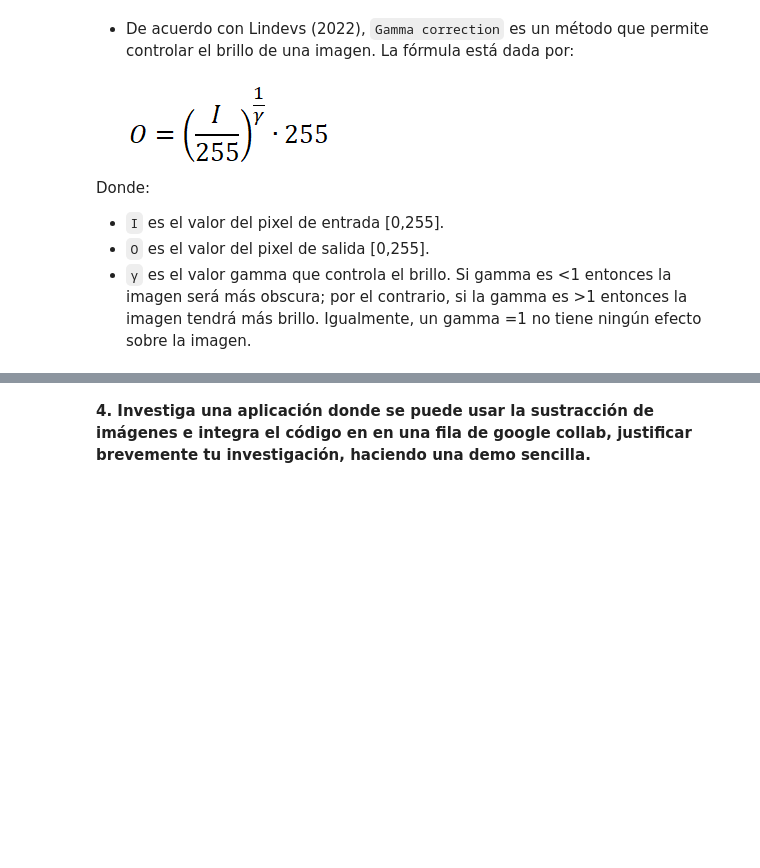
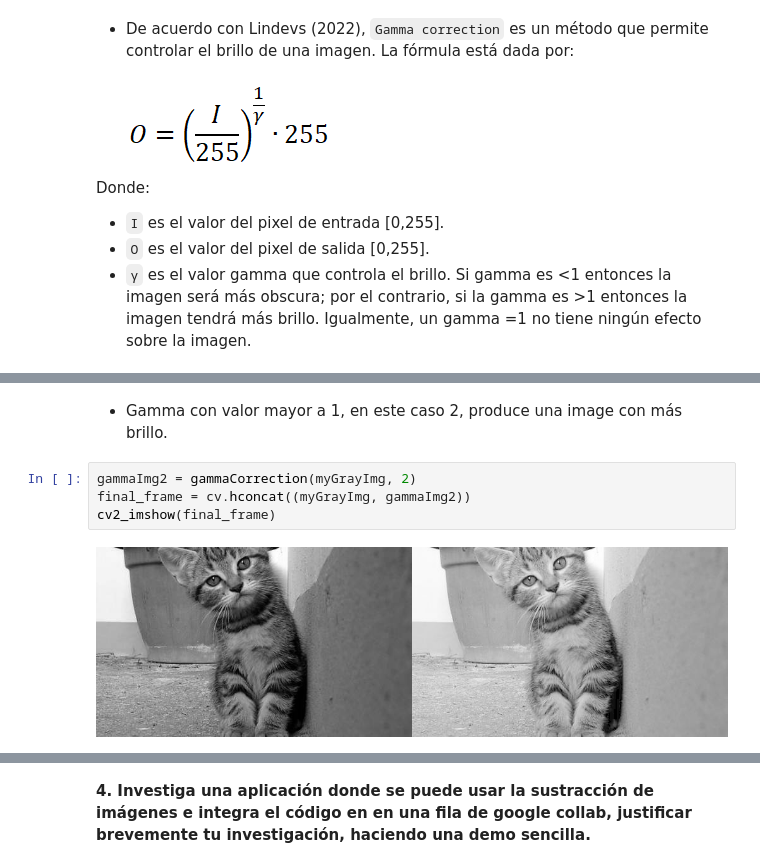
Before and after one commit to andreac941/ComputerVision-Eq3, a Jupyter notebook: SimpleImageProcessing_Eq10.ipynb, the cells around one changed output, grey strips where cells are left out. Drawn from its saved outputs; the diff is of its cells as text; blank space fills up the shorter version.

```diff
--- a/SimpleImageProcessing_Eq10.ipynb
+++ b/SimpleImageProcessing_Eq10.ipynb
@@ -52,0 +72,8 @@ Donde:
+# %% [markdown]
+  * Gamma con valor mayor a 1, en este caso 2, produce una image con más brillo.
+# %%
+gammaImg2 = gammaCorrection(myGrayImg, 2)
+final_frame = cv.hconcat((myGrayImg, gammaImg2))
+cv2_imshow(final_frame)
+# %% [output]
+[figure, added]
```
Also changed, not shown: parts of 6 cells of this notebook.
